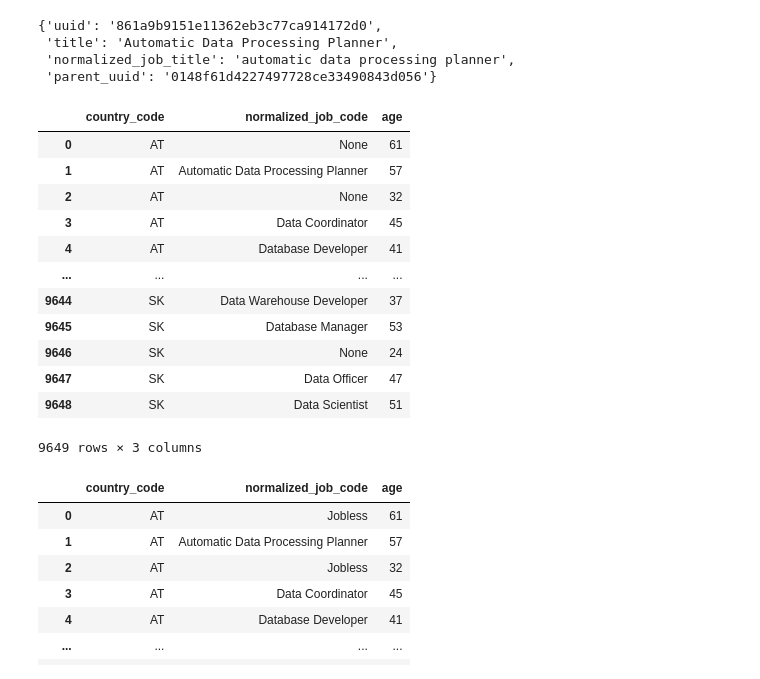
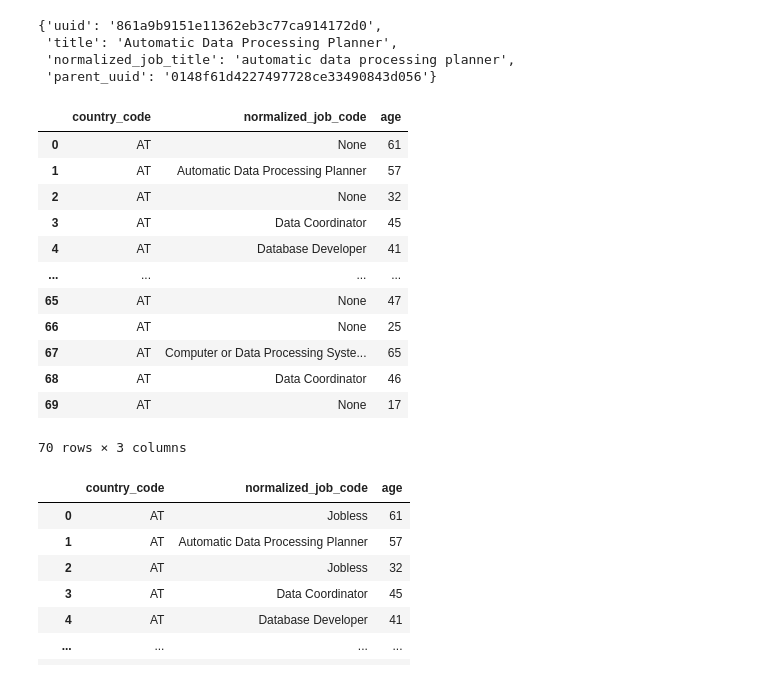
Before and after one commit to ivancompany92/ih_datamadpt0420_project_m1, a Jupyter notebook: notebooks/data_1.ipynb, the cells around one changed output. Drawn from its saved outputs; the diff is of its cells as text; code cells hidden in the pictures.

```diff
--- a/notebooks/data_1.ipynb
+++ b/notebooks/data_1.ipynb
@@ -178,21 +178,21 @@ for code in df_data_raw['normalized_job_code']:
             df_data_raw.loc[count,'normalized_job_code']=job.get('title')
     count+=1
 # %%
-df_data_raw
+df_data_raw[0:70]
 # %% [output]
 |  | country_code | normalized_job_code | age |
 | 0 | AT | None | 61 |
 | 1 | AT | Automatic Data Processing Planner | 57 |
 | 2 | AT | None | 32 |
 | 3 | AT | Data Coordinator | 45 |
 | 4 | AT | Database Developer | 41 |
 | ... | ... | ... | ... |
-| 9644 | SK | Data Warehouse Developer | 37 |
-| 9645 | SK | Database Manager | 53 |
-| 9646 | SK | None | 24 |
-| 9647 | SK | Data Officer | 47 |
-| 9648 | SK | Data Scientist | 51 |
+| 65 | AT | None | 47 |
+| 66 | AT | None | 25 |
+| 67 | AT | Computer or Data Processing Syste... | 65 |
+| 68 | AT | Data Coordinator | 46 |
+| 69 | AT | None | 17 |
-9649 rows × 3 columns
+70 rows × 3 columns
 # %%
 count=0
 for code in df_data_raw['normalized_job_code']:
```
Also changed, not shown: parts of 3 cells of this notebook, 5 other files.
